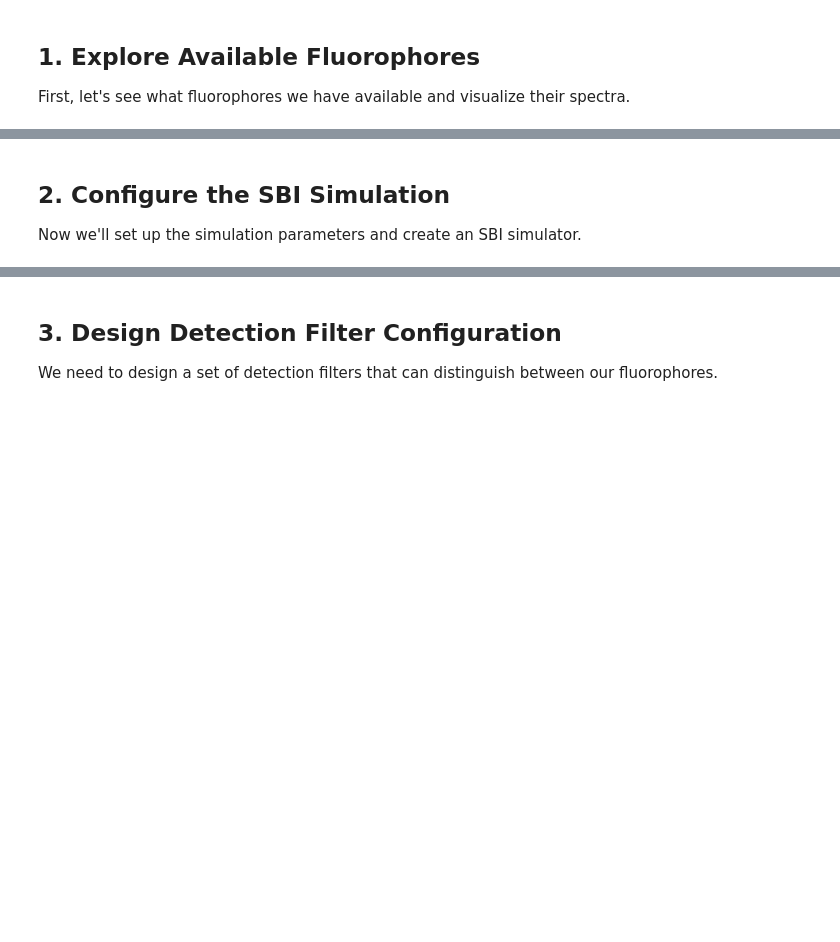
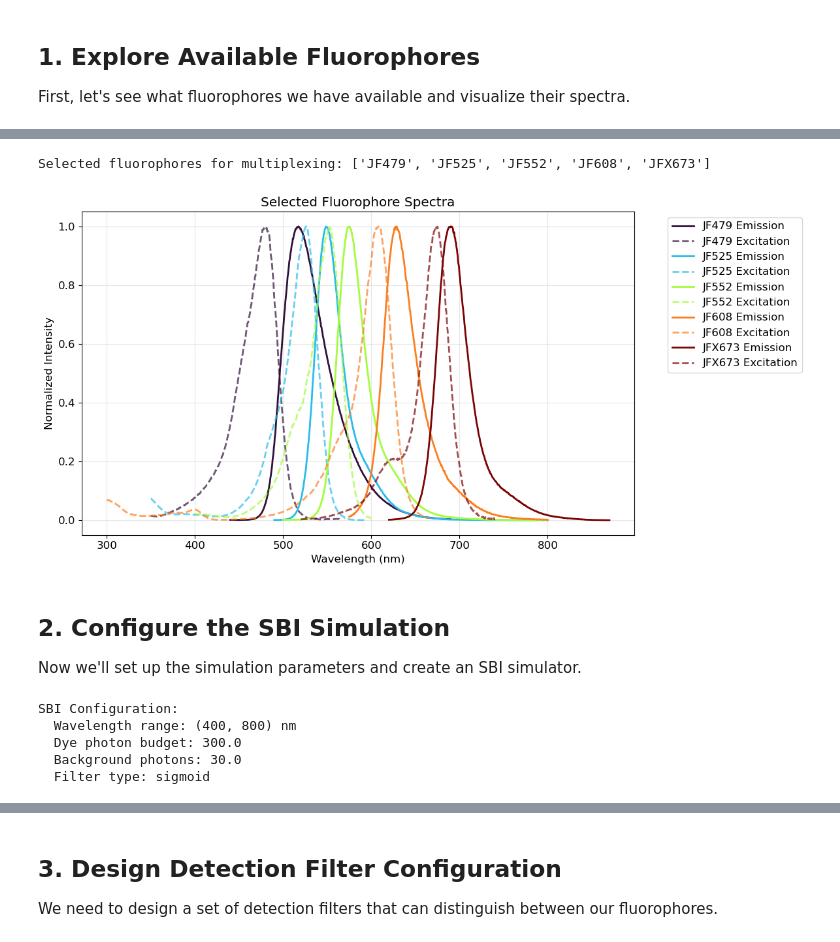
Before and after one commit to boazmohar/sbi-DELTA, a Jupyter notebook: notebooks/sbi_example.ipynb, the cells around one changed output, grey strips where cells are left out. Saved outputs shown, nothing was run; the diff lists cells and outputs as text; code cells hidden in the pictures; blank space fills up the shorter version.

```diff
--- a/notebooks/sbi_example.ipynb
+++ b/notebooks/sbi_example.ipynb
@@ -47,14 +68,17 @@ for i, name in enumerate(available_fluors):
 # %%
 # Select a subset of fluorophores for our experiment
 # Choose fluorophores with good spectral separation
-selected_fluors = ['JF525', 'JF552', 'JF608', 'JFX673', 'JF722']
+selected_fluors = ['JF479', 'JF525', 'JF552', 'JF608', 'JFX673']
 
 print(f"Selected fluorophores for multiplexing: {selected_fluors}")
 
 # Plot their spectra
 plot_fluorophores(selected_fluors, "../data/spectra_npz", normalize=True)
 plt.title("Selected Fluorophore Spectra")
 plt.show()
+# %% [output]
+Selected fluorophores for multiplexing: ['JF479', 'JF525', 'JF552', 'JF608', 'JFX673']
+[figure, added]
 # %% [markdown]
 ## 2. Configure the SBI Simulation
 
@@ -62,7 +86,7 @@ Now we'll set up the simulation parameters and create an SBI simulator.
 # %%
 # Configure SBI simulation parameters
 sbi_config = SBIConfig(
-    wavelength_range=(500, 800),  # Focus on visible range
+    wavelength_range=(400, 800),  # Focus on visible range
     wavelength_step=1.0,
     total_dye_photons=300.0,      # Photon budget for dyes
     total_background_photons=30.0, # Background fluorescence
@@ -77,6 +101,12 @@ print(f"  Wavelength range: {sbi_config.wavelength_range} nm")
 print(f"  Dye photon budget: {sbi_config.total_dye_photons}")
 print(f"  Background photons: {sbi_config.total_background_photons}")
 print(f"  Filter type: {sbi_config.filter_type}")
+# %% [output]
+SBI Configuration:
+  Wavelength range: (400, 800) nm
+  Dye photon budget: 300.0
+  Background photons: 30.0
+  Filter type: sigmoid
 # %%
 # Create SBI simulator
 simulator = create_sbi_simulator(
```
Also changed, not shown: parts of 18 cells of this notebook, 13 other files.
